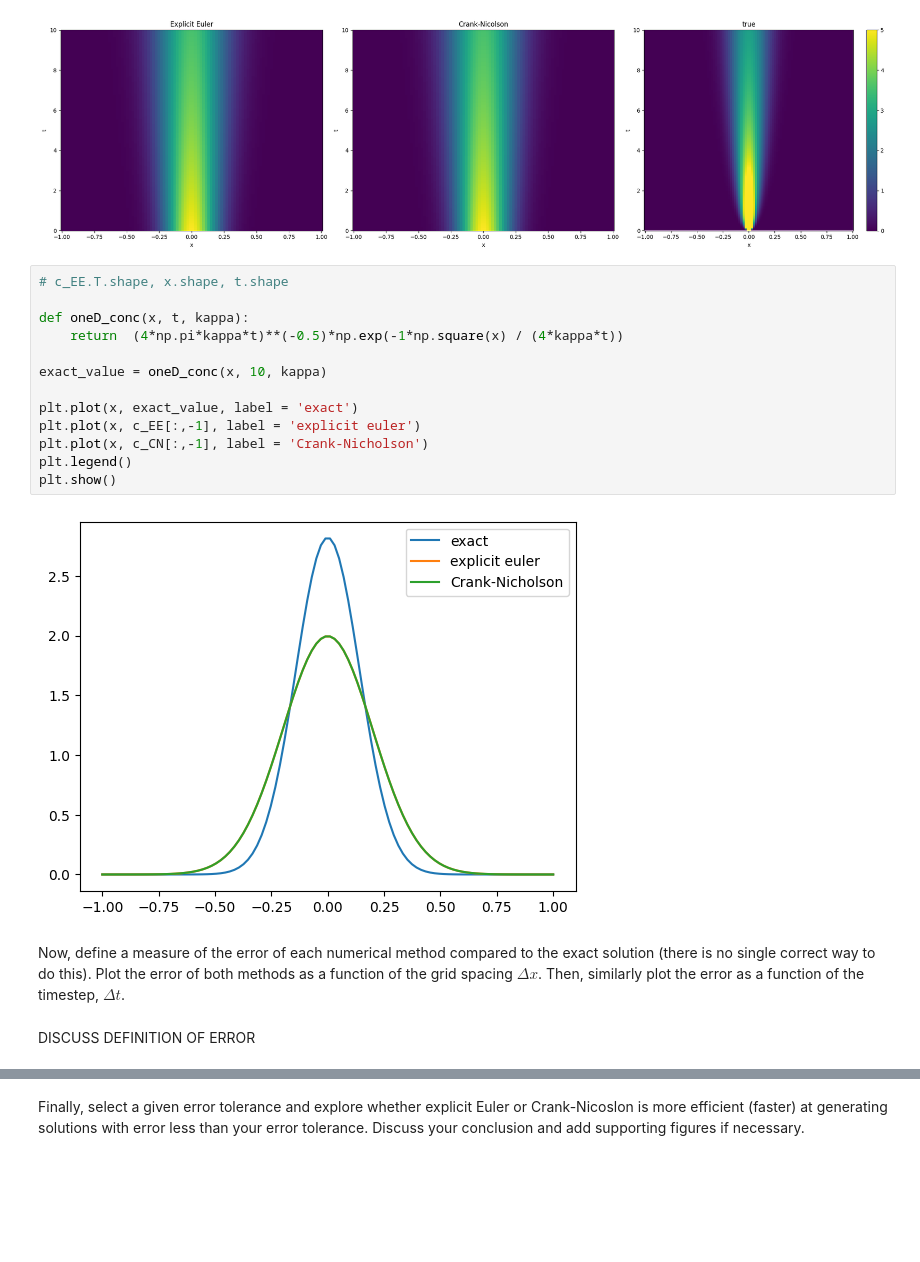
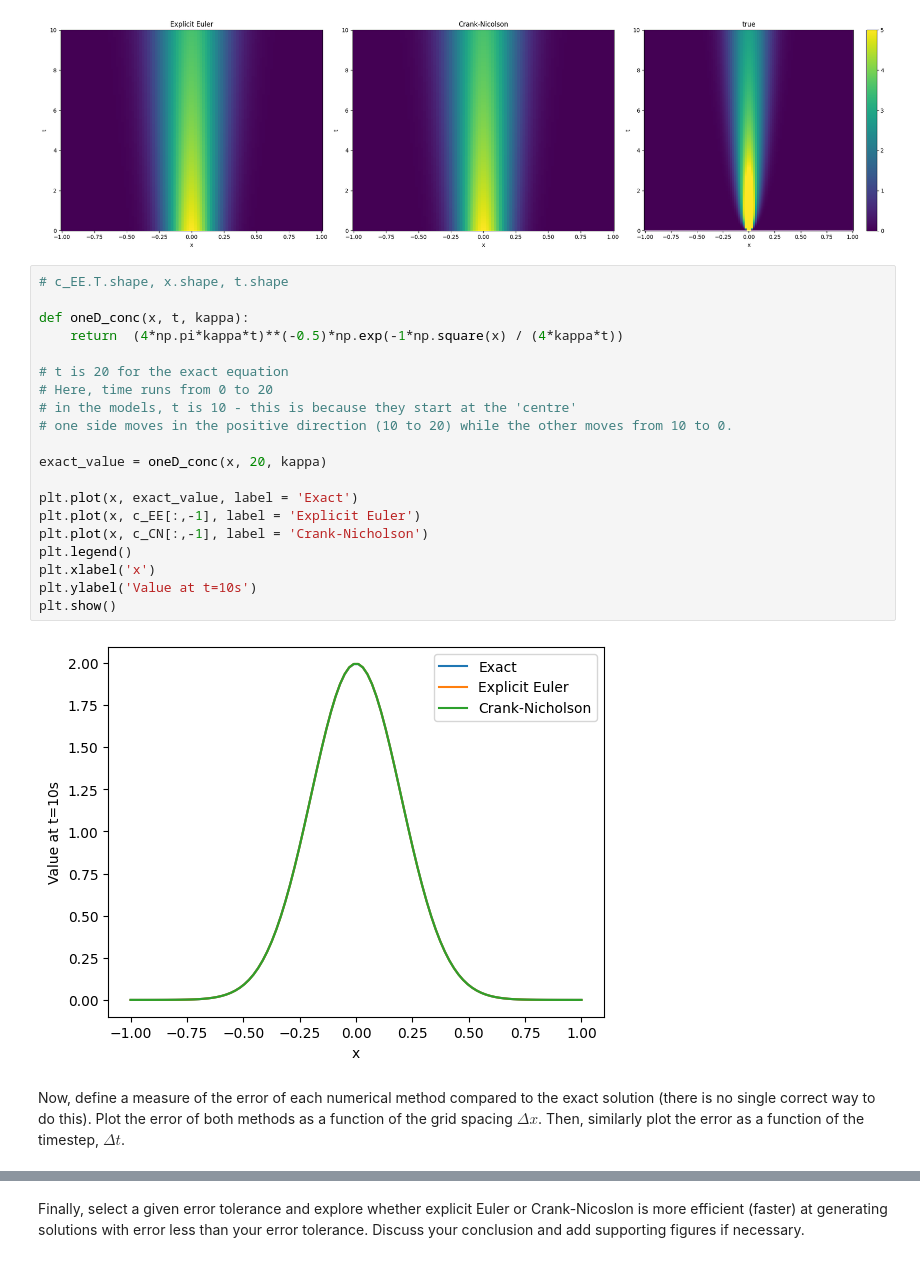
Before and after one commit to AnnabelHall/QCES_LNM, a Jupyter notebook: Project1_numerical_methods.ipynb, the cells around one changed output, grey strips where cells are left out. Saved outputs shown, nothing was run; the diff lists cells and outputs as text; blank space fills up the shorter version.

```diff
--- a/Project1_numerical_methods.ipynb
+++ b/Project1_numerical_methods.ipynb
@@ -269,19 +267,24 @@ plt.show()
 # %%
 # c_EE.T.shape, x.shape, t.shape
 
 def oneD_conc(x, t, kappa):
     return  (4*np.pi*kappa*t)**(-0.5)*np.exp(-1*np.square(x) / (4*kappa*t))
 
-exact_value = oneD_conc(x, 10, kappa)
+# t is 20 for the exact equation
+# Here, time runs from 0 to 20
+# in the models, t is 10 - this is because they start at the 'centre'
+# one side moves in the positive direction (10 to 20) while the other moves from 10 to 0.
 
-plt.plot(x, exact_value, label = 'exact')
-plt.plot(x, c_EE[:,-1], label = 'explicit euler')
+exact_value = oneD_conc(x, 20, kappa)
+
+plt.plot(x, exact_value, label = 'Exact')
+plt.plot(x, c_EE[:,-1], label = 'Explicit Euler')
 plt.plot(x, c_CN[:,-1], label = 'Crank-Nicholson')
 plt.legend()
+plt.xlabel('x')
+plt.ylabel('Value at t=10s')
 plt.show()
 # %% [output]
-[figure, old version]
+[figure, new version]
 # %% [markdown]
 Now, define a measure of the error of each numerical method compared to the exact solution (there is no single correct way to do this). Plot the error of both methods as a function of the grid spacing $\Delta x$. Then, similarly plot the error as a function of the timestep, $\Delta t$.
-# %% [markdown]
-DISCUSS DEFINITION OF ERROR
```
Also changed, not shown: parts of 4 cells of this notebook.
